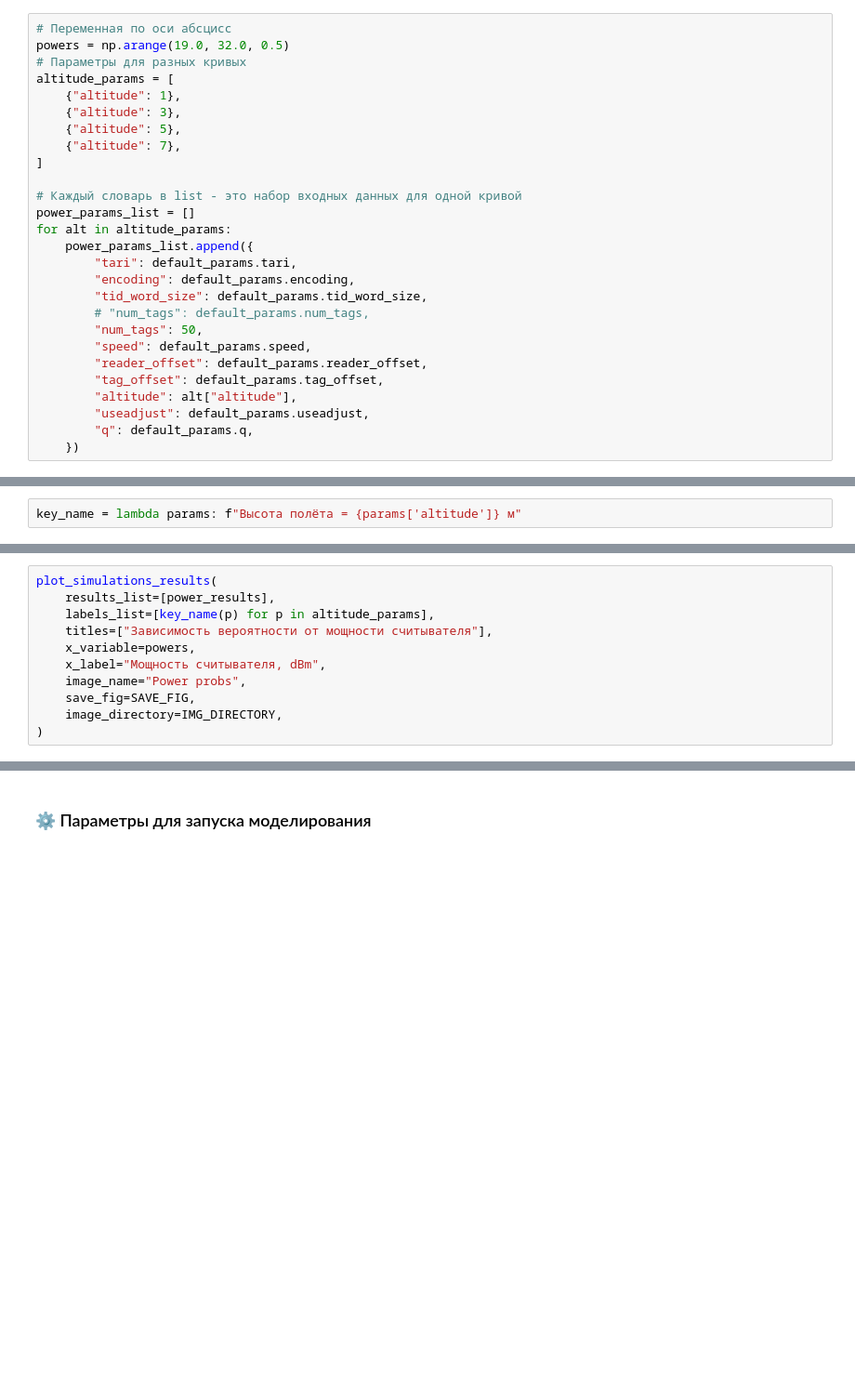
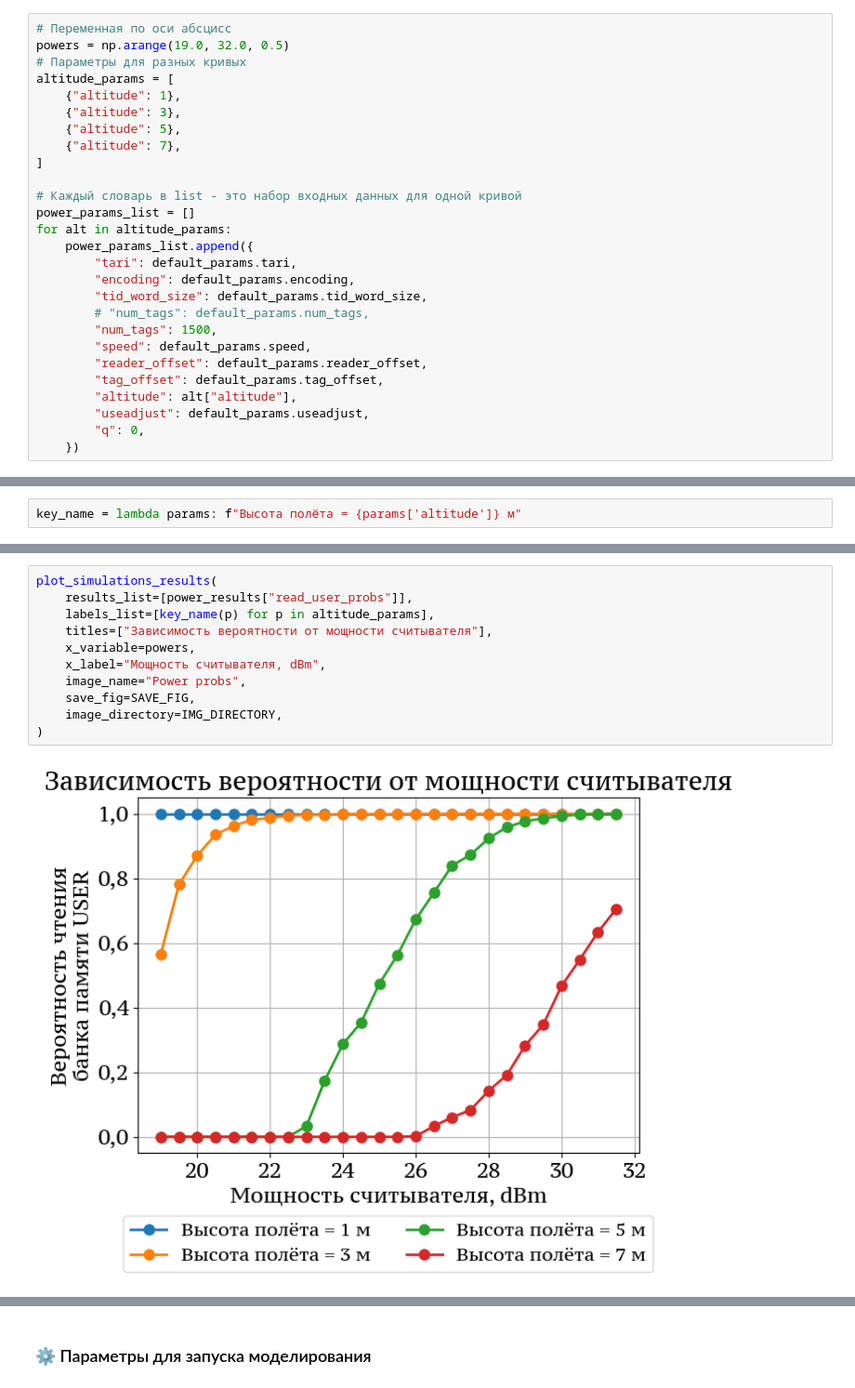
Before and after one commit to VilmenAbramian/simulation, a Jupyter notebook: pysim/experiments/notebooks/rfid_single_tag.ipynb, the cells around one changed output, grey strips where cells are left out. Shown at 93% size. Drawn from its saved outputs; the diff is of its cells as text; blank space fills up the shorter version.

```diff
--- a/pysim/experiments/notebooks/rfid_single_tag.ipynb
+++ b/pysim/experiments/notebooks/rfid_single_tag.ipynb
@@ -341,13 +340,13 @@ for alt in altitude_params:
         "encoding": default_params.encoding,
         "tid_word_size": default_params.tid_word_size,
         # "num_tags": default_params.num_tags,
-        "num_tags": 50,
+        "num_tags": 1500,
         "speed": default_params.speed,
         "reader_offset": default_params.reader_offset,
         "tag_offset": default_params.tag_offset,
         "altitude": alt["altitude"],
         "useadjust": default_params.useadjust,
-        "q": default_params.q,
+        "q": 0,
     })
 # %% [markdown]
 ### 💾 Получение результатов
@@ -371,11 +370,13 @@ power_results = calculate_simulations(
 # %%
 plot_simulations_results(
-    results_list=[power_results],
+    results_list=[power_results["read_user_probs"]],
     labels_list=[key_name(p) for p in altitude_params],
     titles=["Зависимость вероятности от мощности считывателя"],
     x_variable=powers,
     x_label="Мощность считывателя, dBm",
     image_name="Power probs",
     save_fig=SAVE_FIG,
     image_directory=IMG_DIRECTORY,
 )
+# %% [output]
+[figure, added]
```
Also changed, not shown: parts of 34 cells of this notebook, 45 other files.
